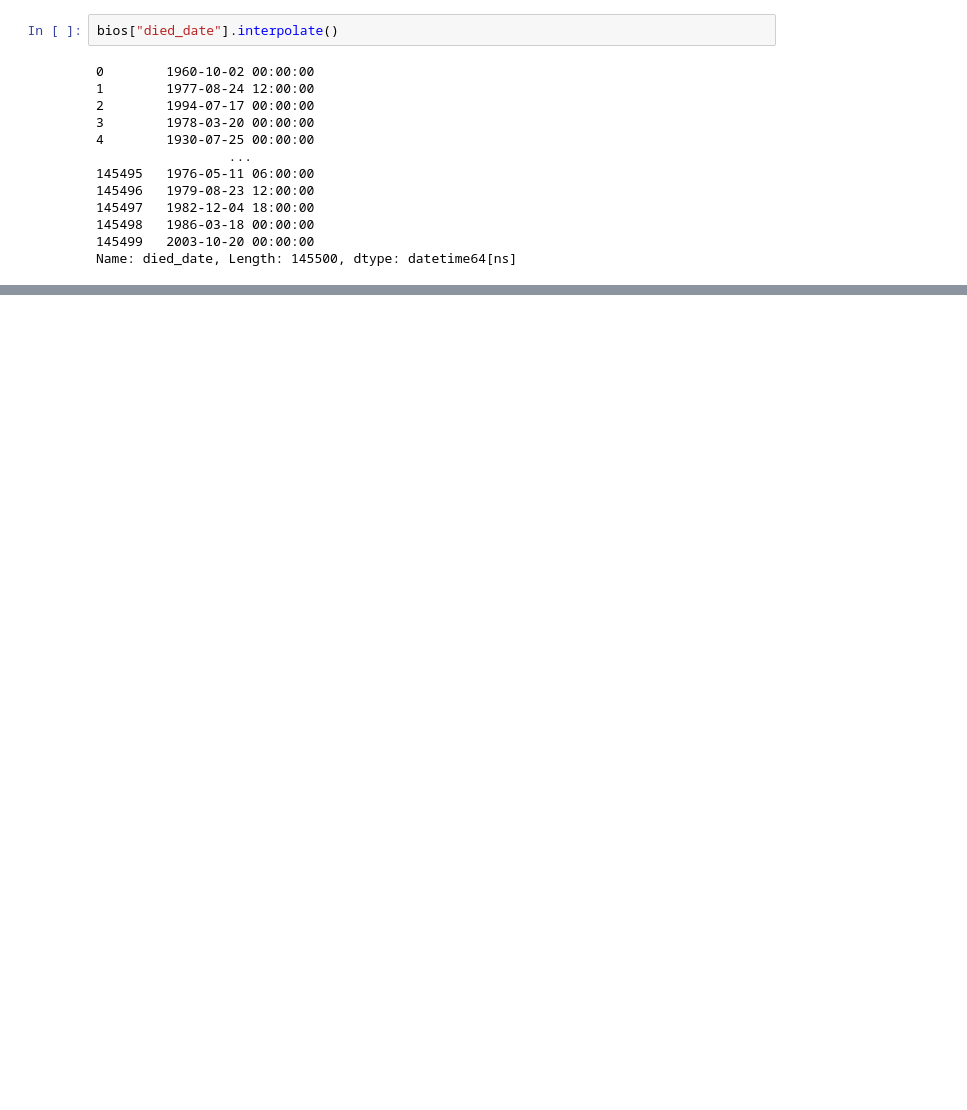
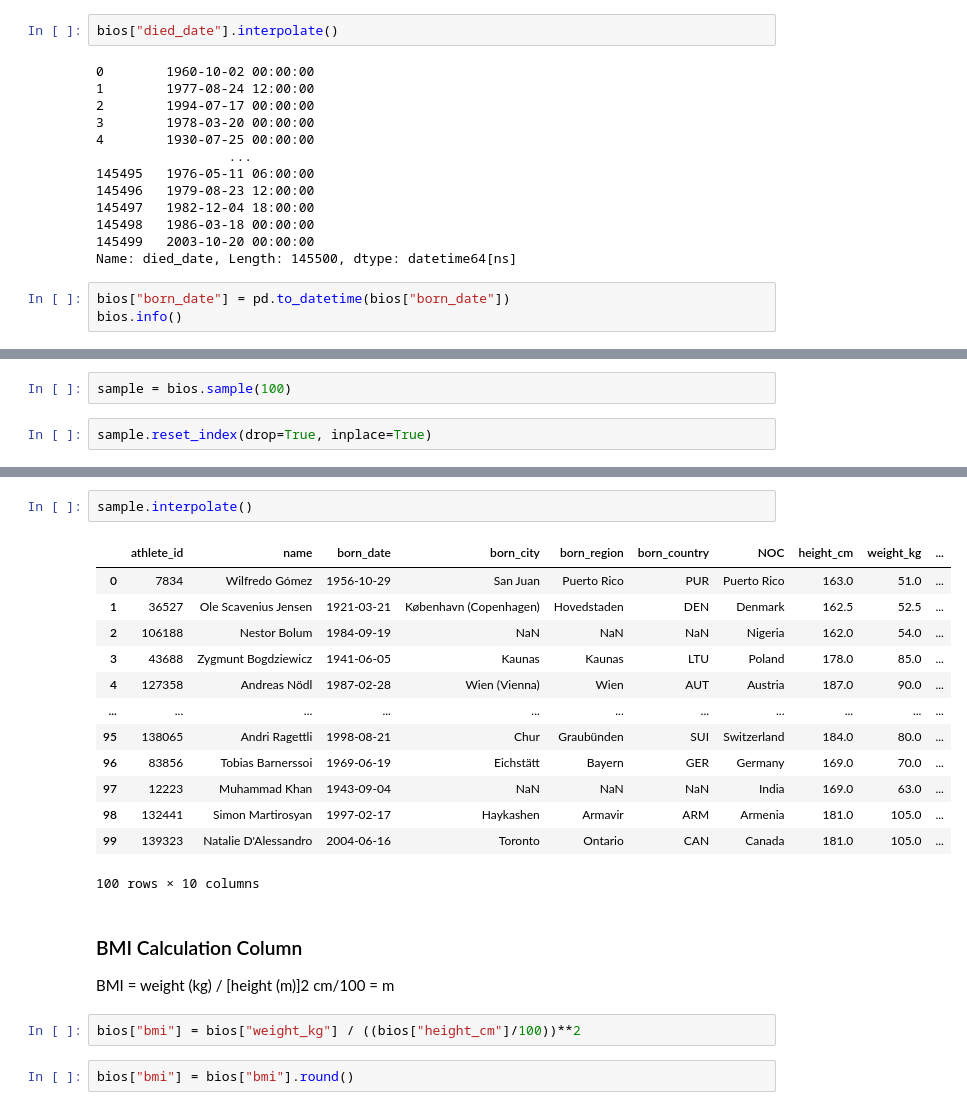
Before and after one commit to KabirKhan1512/SMIT-CDE-Practice, a Jupyter notebook: Pandas/Pandas Assignment Solutions.ipynb, the cells around one changed output, grey strips where cells are left out. Drawn from its saved outputs; the diff is of its cells as text; blank space fills up the shorter version.

```diff
--- a/Pandas/Pandas Assignment Solutions.ipynb
+++ b/Pandas/Pandas Assignment Solutions.ipynb
@@ -1155,3 +1143,6 @@ bios["died_date"].interpolate()
 145498   1986-03-18 00:00:00
 145499   2003-10-20 00:00:00
 Name: died_date, Length: 145500, dtype: datetime64[ns]
+# %%
+bios["born_date"] = pd.to_datetime(bios["born_date"])
+bios.info()
@@ -1157,0 +1167,4 @@ Name: died_date, Length: 145500, dtype: datetime64[ns]
+# %%
+sample = bios.sample(100)
+# %%
+sample.reset_index(drop=True, inplace=True)
@@ -1157,0 +1180,24 @@ Name: died_date, Length: 145500, dtype: datetime64[ns]
+# %%
+sample.interpolate()
+# %% [output]
+|  | athlete_id | name | born_date | born_city | born_region | born_country | NOC | height_cm | weight_kg | ... |
+| 0 | 7834 | Wilfredo Gómez | 1956-10-29 | San Juan | Puerto Rico | PUR | Puerto Rico | 163.0 | 51.0 | ... |
+| 1 | 36527 | Ole Scavenius Jensen | 1921-03-21 | København (Copenhagen) | Hovedstaden | DEN | Denmark | 162.5 | 52.5 | ... |
+| 2 | 106188 | Nestor Bolum | 1984-09-19 | NaN | NaN | NaN | Nigeria | 162.0 | 54.0 | ... |
+| 3 | 43688 | Zygmunt Bogdziewicz | 1941-06-05 | Kaunas | Kaunas | LTU | Poland | 178.0 | 85.0 | ... |
+| 4 | 127358 | Andreas Nödl | 1987-02-28 | Wien (Vienna) | Wien | AUT | Austria | 187.0 | 90.0 | ... |
+| ... | ... | ... | ... | ... | ... | ... | ... | ... | ... | ... |
+| 95 | 138065 | Andri Ragettli | 1998-08-21 | Chur | Graubünden | SUI | Switzerland | 184.0 | 80.0 | ... |
+| 96 | 83856 | Tobias Barnerssoi | 1969-06-19 | Eichstätt | Bayern | GER | Germany | 169.0 | 70.0 | ... |
+| 97 | 12223 | Muhammad Khan | 1943-09-04 | NaN | NaN | NaN | India | 169.0 | 63.0 | ... |
+| 98 | 132441 | Simon Martirosyan | 1997-02-17 | Haykashen | Armavir | ARM | Armenia | 181.0 | 105.0 | ... |
+| 99 | 139323 | Natalie D'Alessandro | 2004-06-16 | Toronto | Ontario | CAN | Canada | 181.0 | 105.0 | ... |
+100 rows × 10 columns
+# %% [markdown]
+### BMI Calculation Column
+BMI = weight (kg) / [height (m)]2
+cm/100 = m
+# %%
+bios["bmi"] = bios["weight_kg"] / ((bios["height_cm"]/100))**2
+# %%
+bios["bmi"] = bios["bmi"].round()
```
Also changed, not shown: parts of 7 cells of this notebook, 2 other files.
